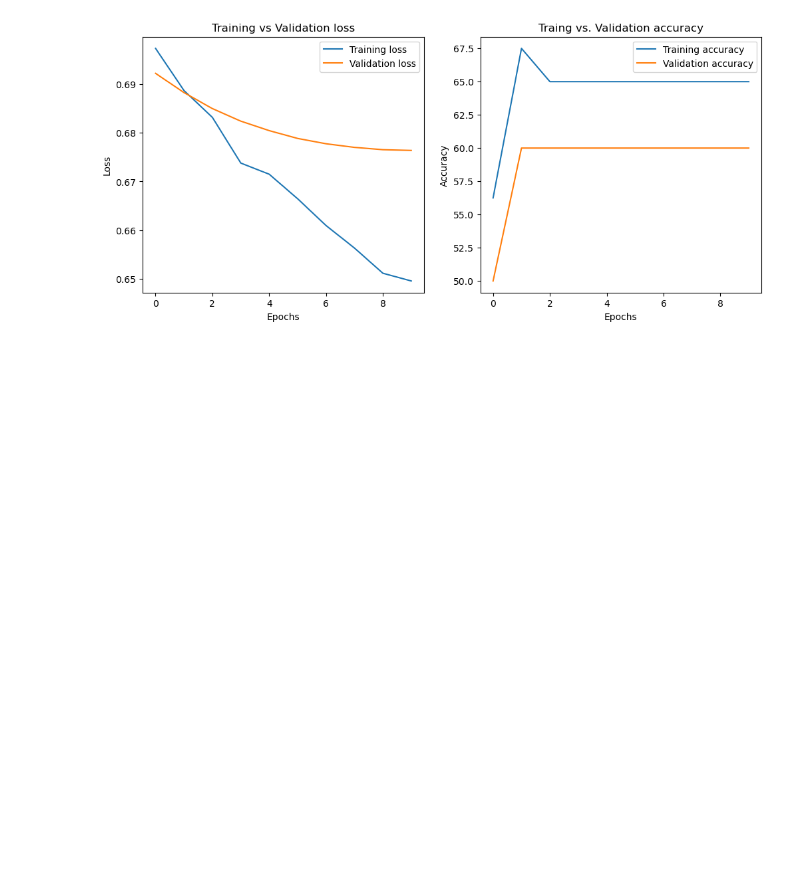
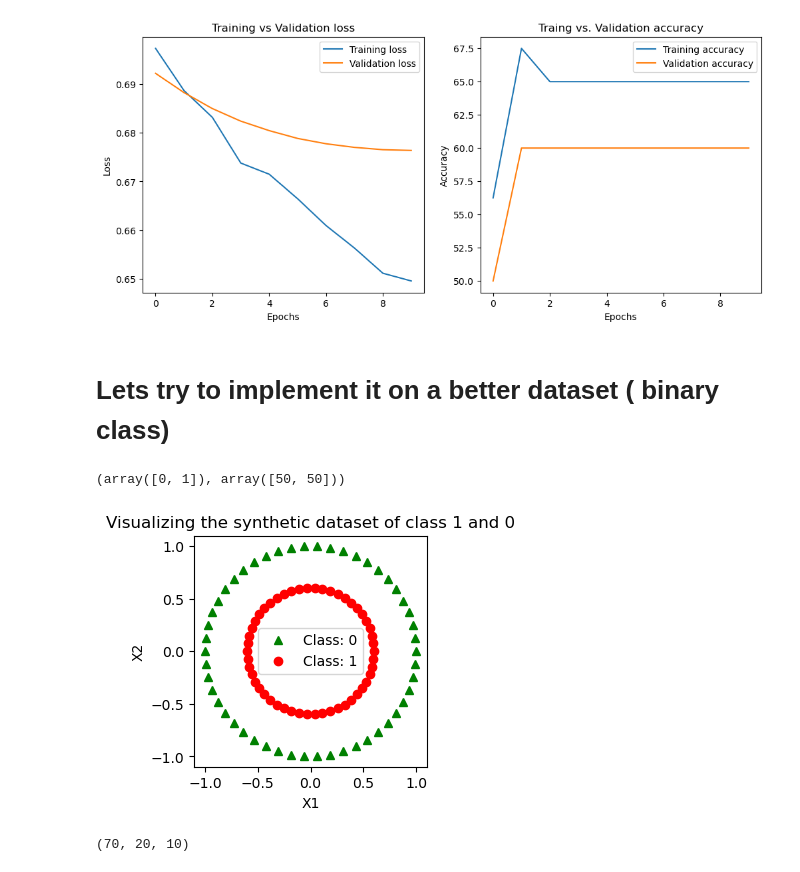
Before and after one commit to ShaonBhattaShuvo/Artificial_Intelligence_with_Python, a Jupyter notebook: Deep_Learning_With_PyTorch/PyTorch_Basics.ipynb, the cells around one changed output. Drawn from its saved outputs; the diff is of its cells as text; code cells hidden in the pictures; blank space fills up the shorter version.

Commit message:
Deep NN for Binaryclssification added

```diff
--- a/Deep_Learning_With_PyTorch/PyTorch_Basics.ipynb
+++ b/Deep_Learning_With_PyTorch/PyTorch_Basics.ipynb
@@ -562,3 +560,44 @@ plt.legend()
 plt.show()
 # %% [output]
 [figure]
+# %% [markdown]
+# Lets try to implement it on a better dataset ( binary class)
+# %%
+import sklearn.datasets as skd
+X,y = skd.make_circles(n_samples=100, shuffle=False, noise=None, random_state=None, factor=0.6)
+# %%
+#finding number of samples for each class on the dataset
+n_unique, counts = np.unique(y, return_counts = True)
+n_unique, counts
+# %% [output]
+(array([0, 1]), array([50, 50]))
+# %%
+#Visualising the dataset
+plt.figure(figsize = (3, 3))
+plt.plot(X[:, 0][y == 0], X[:, 1][y == 0], 'g^', label='Class: 0')
+plt.plot(X[:, 0][y == 1], X[:, 1][y == 1], 'ro' , label="Class: 1")
+plt.title("Visualizing the synthetic dataset of class 1 and 0")
+plt.xlabel("X1")
+plt.ylabel("X2")
+plt.legend()
+plt.show()
+# %% [output]
+[figure, added]
+# %%
+inputs = torch.tensor(X)
+targets = torch.tensor(y)
+dataset = TensorDataset(inputs, targets)
+
+train_ratio = 0.7
+val_ratio = 0.2
+test_ratio = 0.1
+
+total_size = len(dataset)
+train_size = int(train_ratio * total_size)
+val_size = int(val_ratio * total_size)
+test_size = int(test_ratio * total_size)
+
+train_dataset, val_dataset, test_dataset = random_split(dataset, [train_size, val_size, test_size])
+len(train_dataset), len(val_dataset), len(test_dataset)
+# %% [output]
+(70, 20, 10)
```
Also changed, not shown: parts of 4 cells of this notebook, 1 other file.
